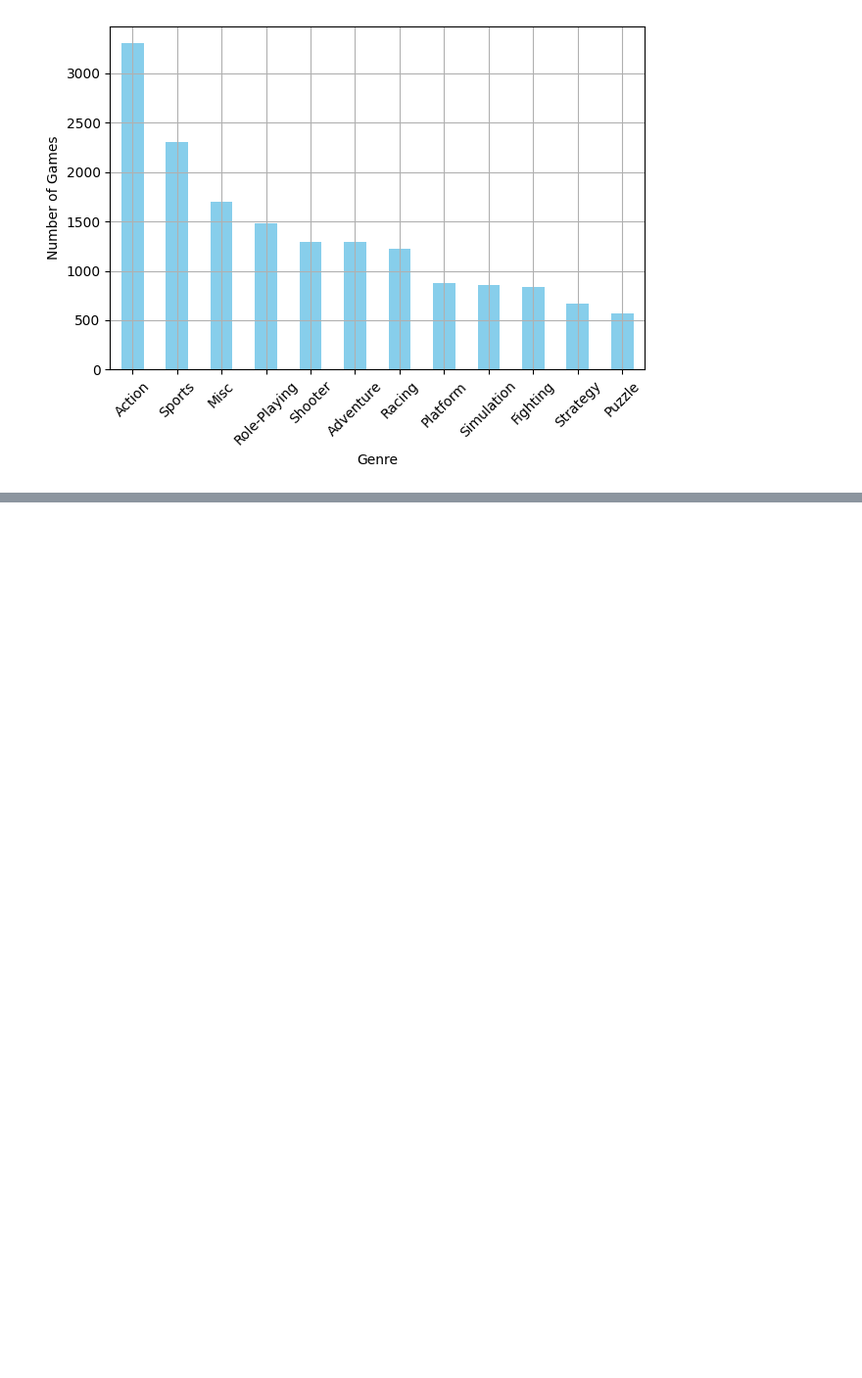
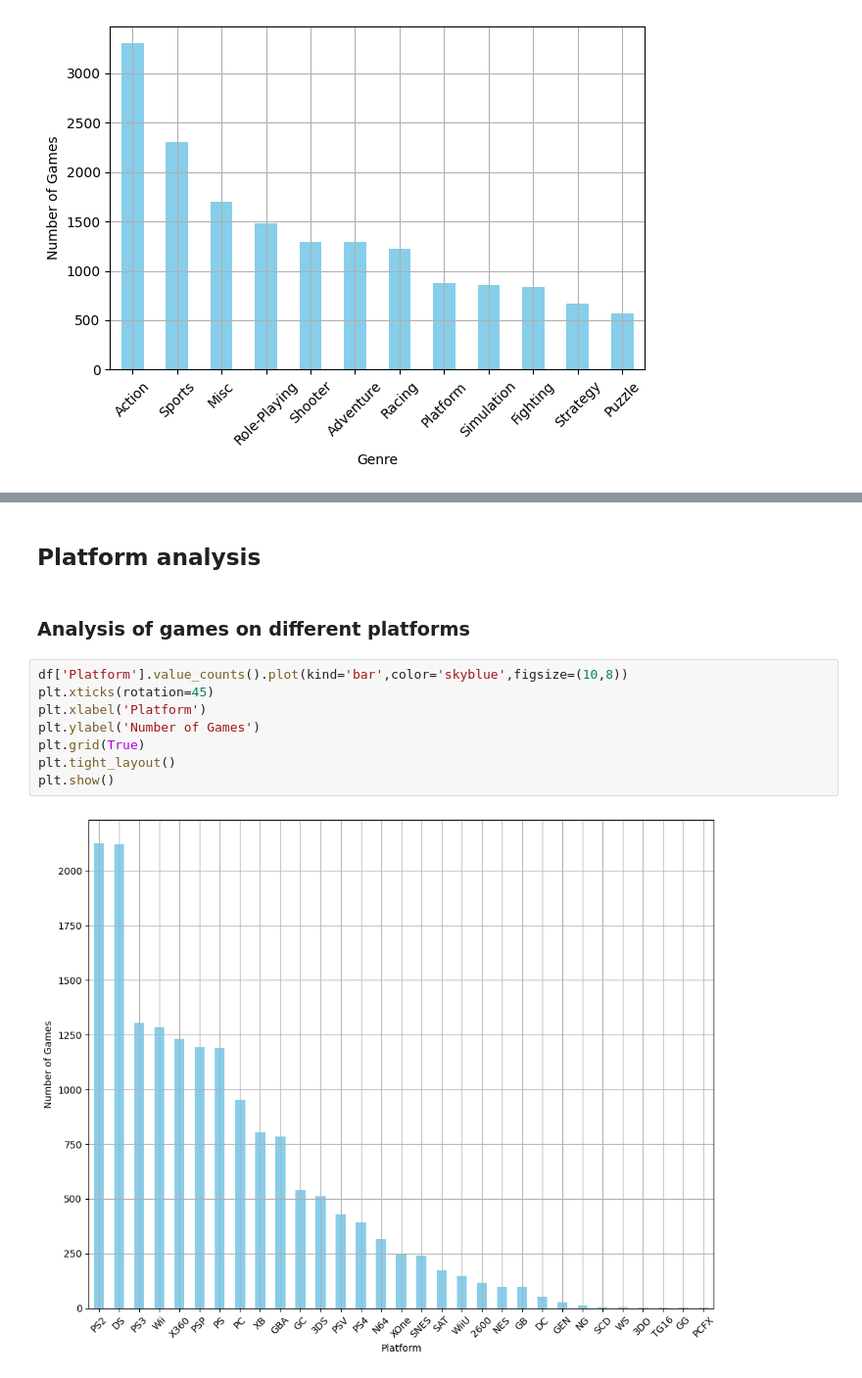
Before and after one commit to Jitesh117/video_game_analysis, a Jupyter notebook: analysis.ipynb, the cells around one changed output, grey strips where cells are left out. Shown at 98% size. Drawn from its saved outputs; the diff is of its cells as text; blank space fills up the shorter version.

```diff
--- a/analysis.ipynb
+++ b/analysis.ipynb
@@ -152,0 +165,14 @@ plt.show()
+# %% [markdown]
+## Platform analysis
+# %% [markdown]
+### Analysis of games on different platforms
+# %%
+df['Platform'].value_counts().plot(kind='bar',color='skyblue',figsize=(10,8))
+plt.xticks(rotation=45)
+plt.xlabel('Platform')
+plt.ylabel('Number of Games')
+plt.grid(True)
+plt.tight_layout()
+plt.show()
+# %% [output]
+[figure, added]
```
Also changed, not shown: parts of 4 cells of this notebook, 1 other file.
